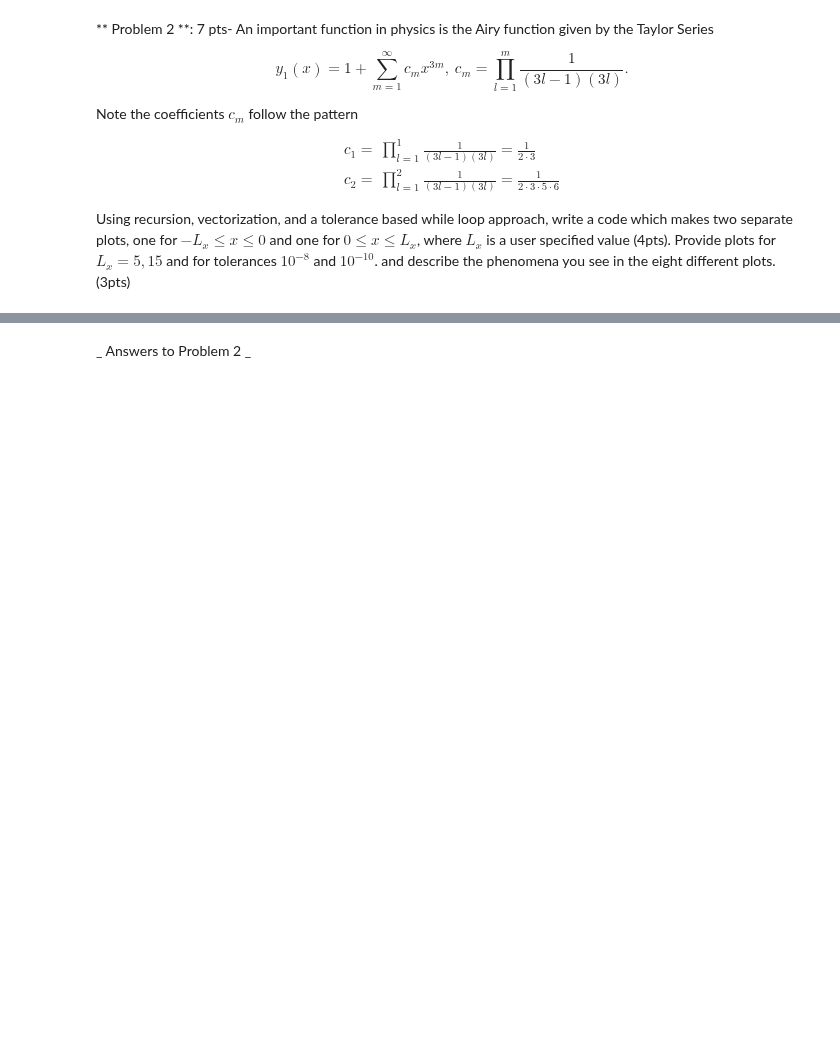
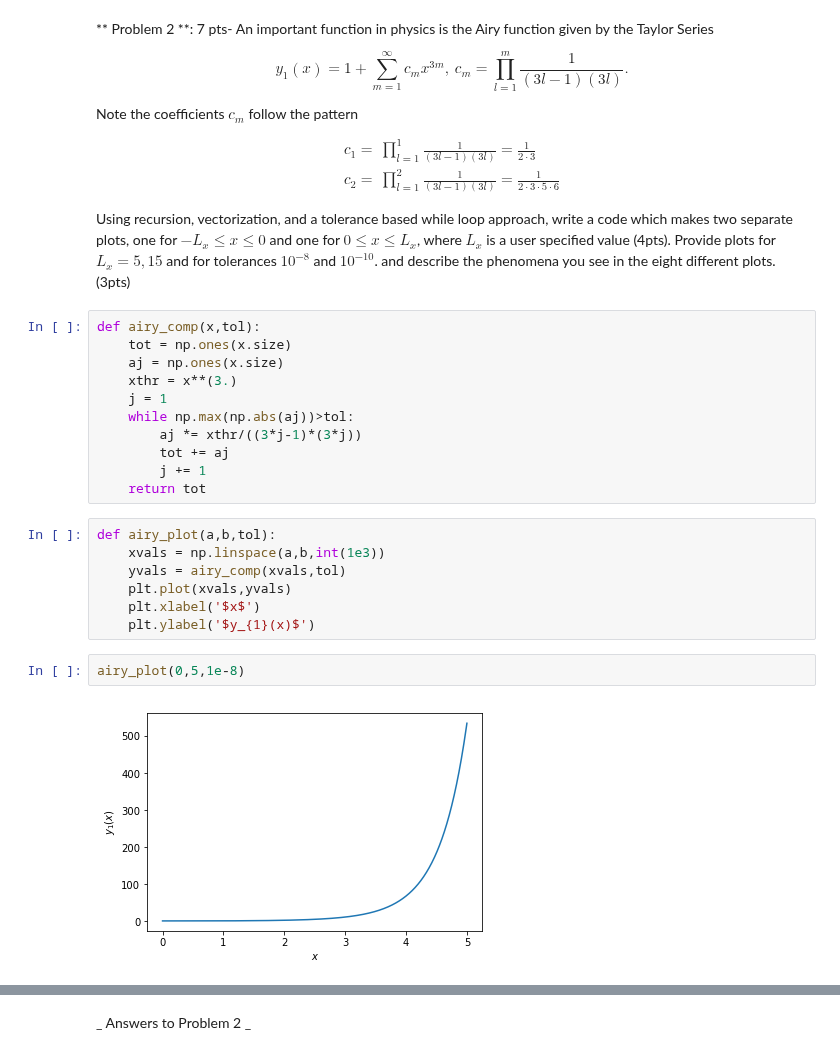
Before and after one commit to cwcurtis/Math-340-Notebooks, a Jupyter notebook: Assignments/Assignment_Four.ipynb, the cells around one changed output, grey strips where cells are left out. Saved outputs shown, nothing was run; the diff lists cells and outputs as text; blank space fills up the shorter version.

```diff
--- a/Assignments/Assignment_Four.ipynb
+++ b/Assignments/Assignment_Four.ipynb
@@ -33,3 +62,25 @@ c_{2} = & \prod_{l=1}^{2} \frac{1}{(3l-1)(3l)} = \frac{1}{2\cdot 3 \cdot 5 \cdot
 \end{align}
 
 Using recursion, vectorization, and a tolerance based while loop approach, write a code which makes two separate plots, one for $-L_{x}\leq x \leq 0$ and one for $0\leq x \leq L_{x}$, where $L_{x}$ is a user specified value (4pts).  Provide plots for $L_{x}=5,15$ and for tolerances $10^{-8}$ and $10^{-10}$. and describe the phenomena you see in the eight different plots. (3pts)
+# %%
+def airy_comp(x,tol):
+    tot = np.ones(x.size)
+    aj = np.ones(x.size)
+    xthr = x**(3.)
+    j = 1
+    while np.max(np.abs(aj))>tol:
+        aj *= xthr/((3*j-1)*(3*j))
+        tot += aj
+        j += 1
+    return tot
+# %%
+def airy_plot(a,b,tol):
+    xvals = np.linspace(a,b,int(1e3))
+    yvals = airy_comp(xvals,tol)
+    plt.plot(xvals,yvals)
+    plt.xlabel('$x$')
+    plt.ylabel('$y_{1}(x)$')
+# %%
+airy_plot(0,5,1e-8)
+# %% [output]
+[figure, added]
```
Also changed, not shown: parts of 19 cells of this notebook.
